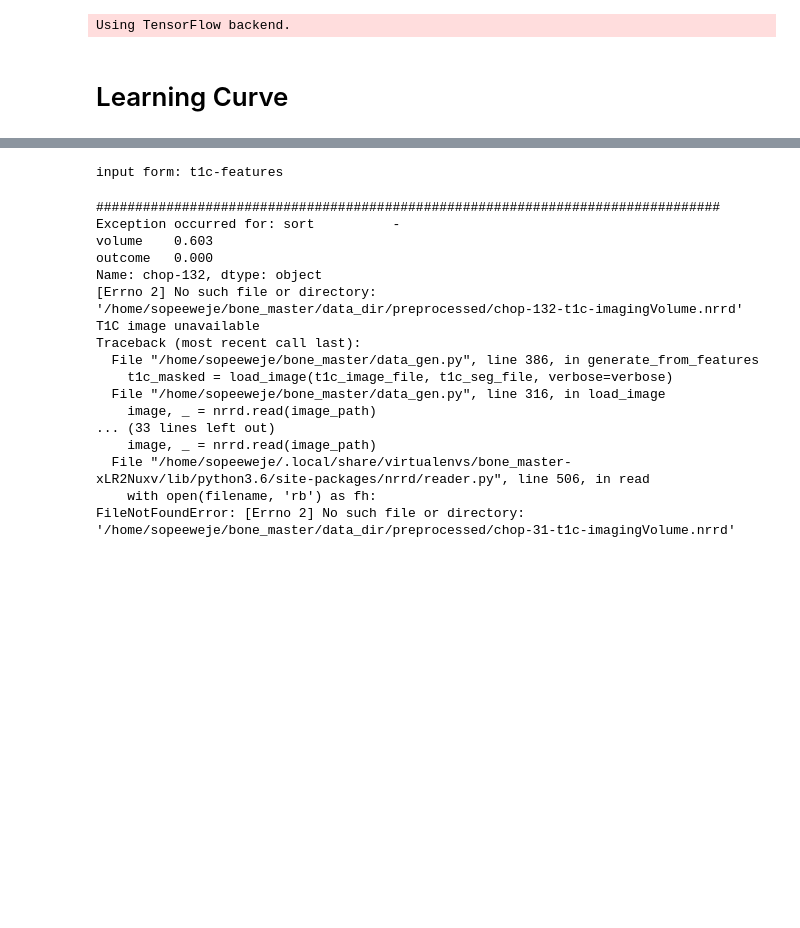
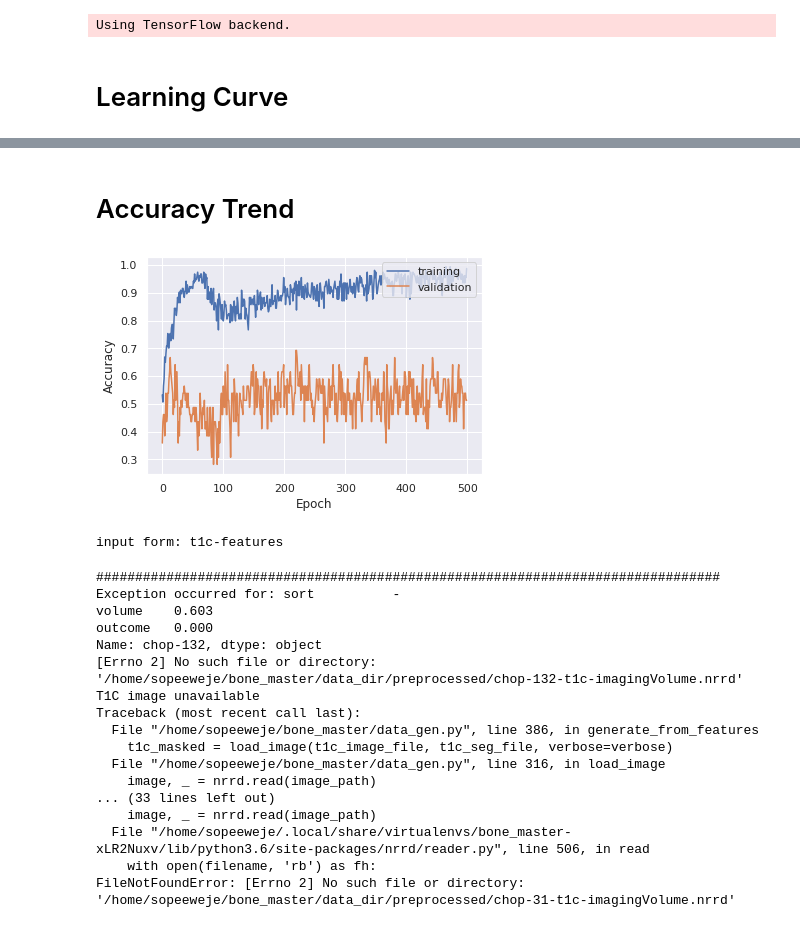
Before and after one commit to sopeeweje/Bone-MRI, a Jupyter notebook: evaluate-specific-model.ipynb, the cells around one changed output, grey strips where cells are left out. Drawn from its saved outputs; the diff is of its cells as text; code cells hidden in the pictures; blank space fills up the shorter version.

```diff
--- a/evaluate-specific-model.ipynb
+++ b/evaluate-specific-model.ipynb
@@ -53,3 +53,11 @@ fig.savefig("output/learning_curves/{}-learning_curve.svg".format(UUID))
+# %% [markdown]
+# Accuracy Trend
+# %%
+result = Result.query.filter(Result.uuid == UUID).first()
+fig = plot_accuracy_curve(result)
+fig.savefig("figures/accuracy/{}-accuracy.svg".format(UUID))
+# %% [output]
+[figure, added]
 # %%
 print("input form:", result.input_form)
 # %% [output]
```
Also changed, not shown: parts of 12 cells of this notebook, 3 other files.
